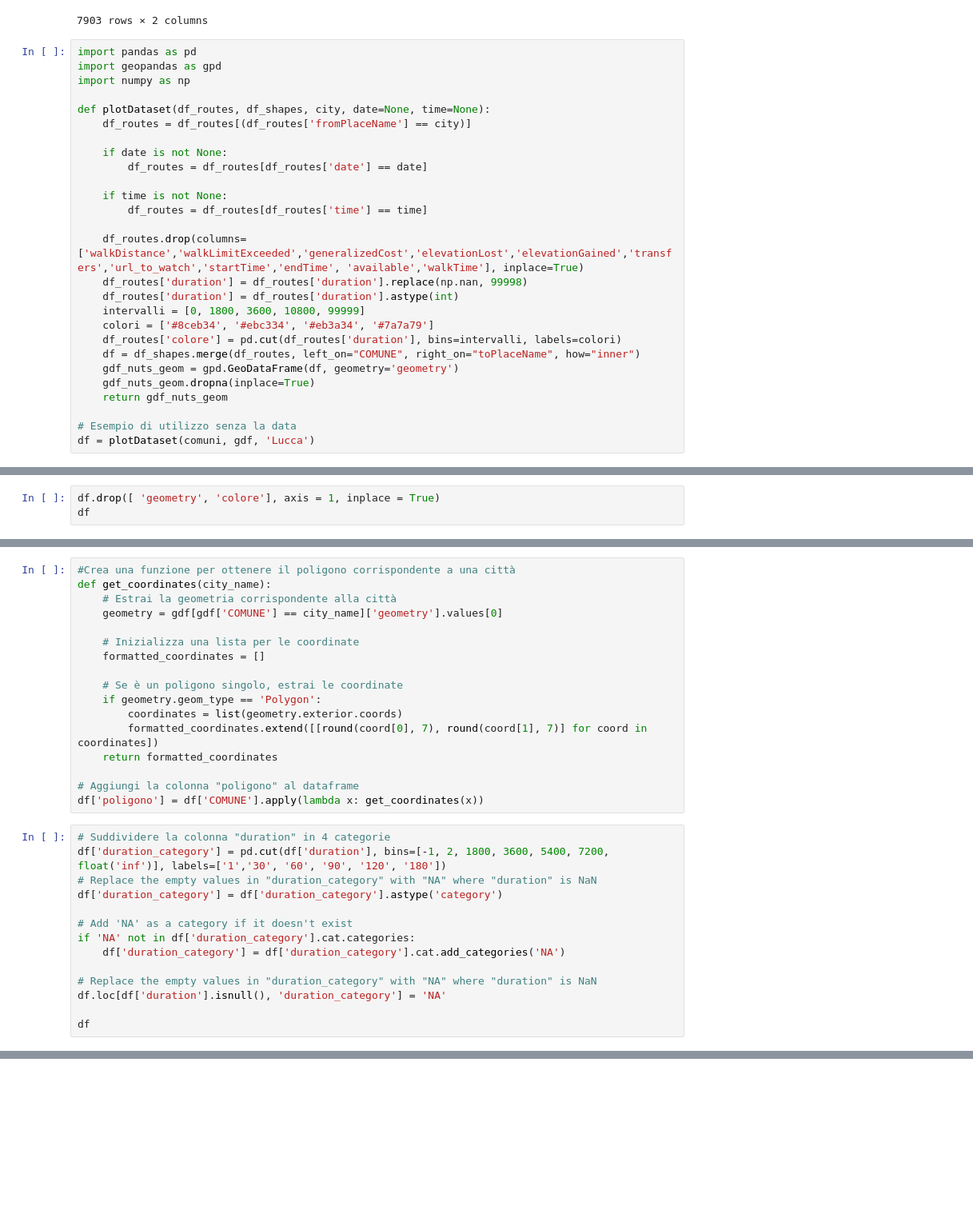
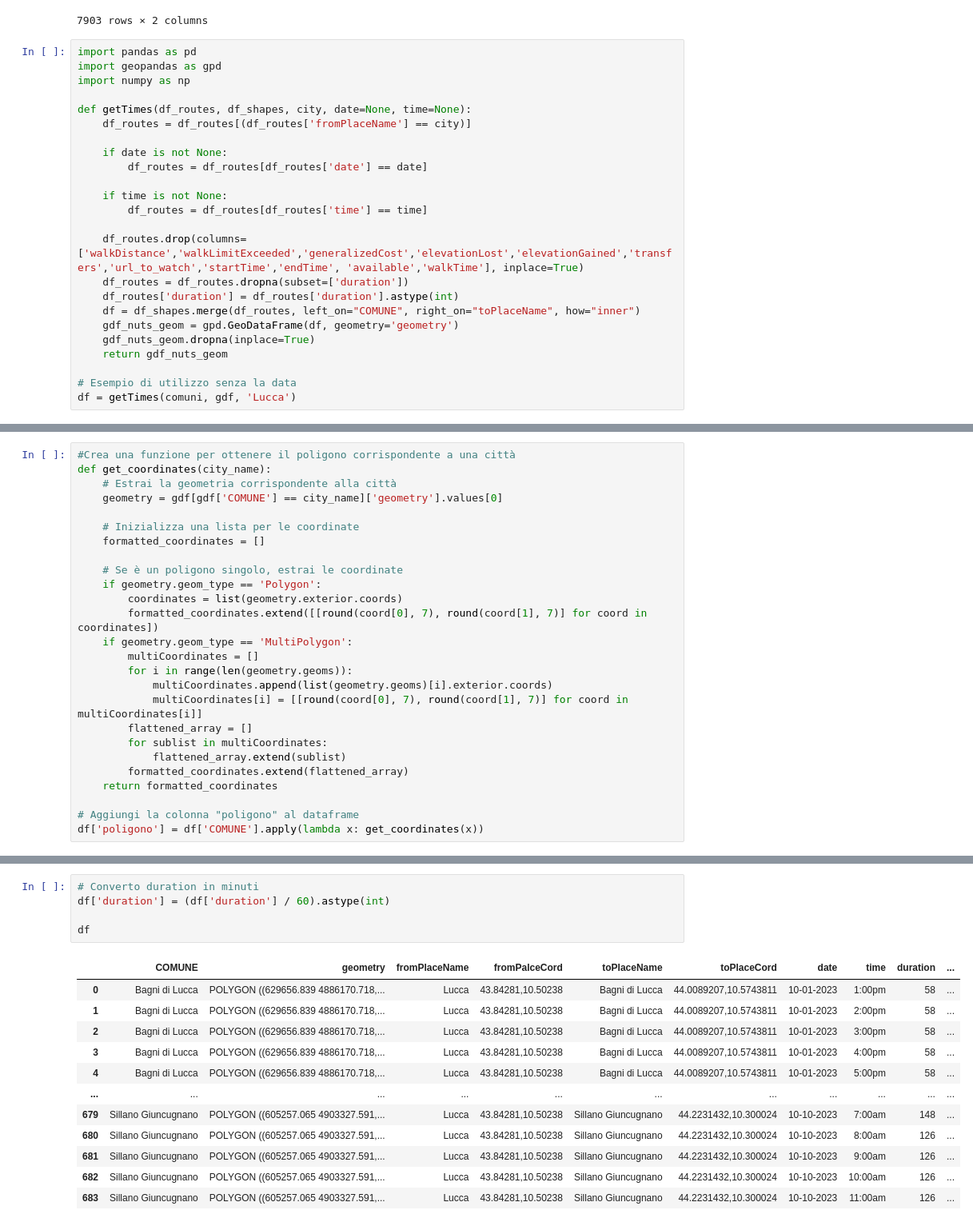
Before and after one commit to bianchi-john/OTPBorghi, a Jupyter notebook: mappaPerSuperset/mappaPerSuperset.ipynb, the cells around one changed output, grey strips where cells are left out. Shown at 80% size. Drawn from its saved outputs; the diff is of its cells as text; blank space fills up the shorter version.

Commit message:
update dataset and graph generator

```diff
--- a/mappaPerSuperset/mappaPerSuperset.ipynb
+++ b/mappaPerSuperset/mappaPerSuperset.ipynb
@@ -51,7 +51,7 @@ import pandas as pd
 import geopandas as gpd
 import numpy as np
 
-def plotDataset(df_routes, df_shapes, city, date=None, time=None):
+def getTimes(df_routes, df_shapes, city, date=None, time=None):
     df_routes = df_routes[(df_routes['fromPlaceName'] == city)]
 
     if date is not None:
@@ -61,18 +61,15 @@ def plotDataset(df_routes, df_shapes, city, date=None, time=None):
         df_routes = df_routes[df_routes['time'] == time]
 
     df_routes.drop(columns=['walkDistance','walkLimitExceeded','generalizedCost','elevationLost','elevationGained','transfers','url_to_watch','startTime','endTime', 'available','walkTime'], inplace=True)
-    df_routes['duration'] = df_routes['duration'].replace(np.nan, 99998)
+    df_routes = df_routes.dropna(subset=['duration'])
     df_routes['duration'] = df_routes['duration'].astype(int)
-    intervalli = [0, 1800, 3600, 10800, 99999]
-    colori = ['#8ceb34', '#ebc334', '#eb3a34', '#7a7a79']
-    df_routes['colore'] = pd.cut(df_routes['duration'], bins=intervalli, labels=colori)
     df = df_shapes.merge(df_routes, left_on="COMUNE", right_on="toPlaceName", how="inner")
     gdf_nuts_geom = gpd.GeoDataFrame(df, geometry='geometry')
     gdf_nuts_geom.dropna(inplace=True)
     return gdf_nuts_geom
 
 # Esempio di utilizzo senza la data
-df = plotDataset(comuni, gdf, 'Lucca')
+df = getTimes(comuni, gdf, 'Lucca')
 # %% [output]
 A value is trying to be set on a copy of a slice from a DataFrame
 
@@ -145,3 +94,0 @@ gdf
-# %%
-df.drop([ 'geometry', 'colore'], axis = 1, inplace = True)
-df
@@ -210,21 +115,16 @@ def get_coordinates(city_name):
     if geometry.geom_type == 'Polygon':
         coordinates = list(geometry.exterior.coords)
         formatted_coordinates.extend([[round(coord[0], 7), round(coord[1], 7)] for coord in coordinates])
+    if geometry.geom_type == 'MultiPolygon':
+        multiCoordinates = []
+        for i in range(len(geometry.geoms)):
+            multiCoordinates.append(list(geometry.geoms)[i].exterior.coords)
+            multiCoordinates[i] = [[round(coord[0], 7), round(coord[1], 7)] for coord in multiCoordinates[i]]
+        flattened_array = []
+        for sublist in multiCoordinates:
+            flattened_array.extend(sublist)
+        formatted_coordinates.extend(flattened_array)
     return formatted_coordinates
 
 # Aggiungi la colonna "poligono" al dataframe
 df['poligono'] = df['COMUNE'].apply(lambda x: get_coordinates(x))
-# %%
-# Suddividere la colonna "duration" in 4 categorie
-df['duration_category'] = pd.cut(df['duration'], bins=[-1, 2, 1800, 3600, 5400, 7200, float('inf')], labels=['1','30', '60', '90', '120', '180'])
-# Replace the empty values in "duration_category" with "NA" where "duration" is NaN
-df['duration_category'] = df['duration_category'].astype('category')
-
-# Add 'NA' as a category if it doesn't exist
-if 'NA' not in df['duration_category'].cat.categories:
-    df['duration_category'] = df['duration_category'].cat.add_categories('NA')
-
-# Replace the empty values in "duration_category" with "NA" where "duration" is NaN
-df.loc[df['duration'].isnull(), 'duration_category'] = 'NA'
-
-df
@@ -244,0 +147,18 @@ df
+# %%
+# Converto duration in minuti
+df['duration'] = (df['duration'] / 60).astype(int)
+
+df
+# %% [output]
+|  | COMUNE | geometry | fromPlaceName | fromPalceCord | toPlaceName | toPlaceCord | date | time | duration | ... |
+| 0 | Bagni di Lucca | POLYGON ((629656.839 4886170.718,... | Lucca | 43.84281,10.50238 | Bagni di Lucca | 44.0089207,10.5743811 | 10-01-2023 | 1:00pm | 58 | ... |
+| 1 | Bagni di Lucca | POLYGON ((629656.839 4886170.718,... | Lucca | 43.84281,10.50238 | Bagni di Lucca | 44.0089207,10.5743811 | 10-01-2023 | 2:00pm | 58 | ... |
+| 2 | Bagni di Lucca | POLYGON ((629656.839 4886170.718,... | Lucca | 43.84281,10.50238 | Bagni di Lucca | 44.0089207,10.5743811 | 10-01-2023 | 3:00pm | 58 | ... |
+| 3 | Bagni di Lucca | POLYGON ((629656.839 4886170.718,... | Lucca | 43.84281,10.50238 | Bagni di Lucca | 44.0089207,10.5743811 | 10-01-2023 | 4:00pm | 58 | ... |
+| 4 | Bagni di Lucca | POLYGON ((629656.839 4886170.718,... | Lucca | 43.84281,10.50238 | Bagni di Lucca | 44.0089207,10.5743811 | 10-01-2023 | 5:00pm | 58 | ... |
+| ... | ... | ... | ... | ... | ... | ... | ... | ... | ... | ... |
+| 679 | Sillano Giuncugnano | POLYGON ((605257.065 4903327.591,... | Lucca | 43.84281,10.50238 | Sillano Giuncugnano | 44.2231432,10.300024 | 10-10-2023 | 7:00am | 148 | ... |
+| 680 | Sillano Giuncugnano | POLYGON ((605257.065 4903327.591,... | Lucca | 43.84281,10.50238 | Sillano Giuncugnano | 44.2231432,10.300024 | 10-10-2023 | 8:00am | 126 | ... |
+| 681 | Sillano Giuncugnano | POLYGON ((605257.065 4903327.591,... | Lucca | 43.84281,10.50238 | Sillano Giuncugnano | 44.2231432,10.300024 | 10-10-2023 | 9:00am | 126 | ... |
+| 682 | Sillano Giuncugnano | POLYGON ((605257.065 4903327.591,... | Lucca | 43.84281,10.50238 | Sillano Giuncugnano | 44.2231432,10.300024 | 10-10-2023 | 10:00am | 126 | ... |
+| 683 | Sillano Giuncugnano | POLYGON ((605257.065 4903327.591,... | Lucca | 43.84281,10.50238 | Sillano Giuncugnano | 44.2231432,10.300024 | 10-10-2023 | 11:00am | 126 | ... |
```
Also changed, not shown: parts of 7 cells of this notebook, 36 other files.
